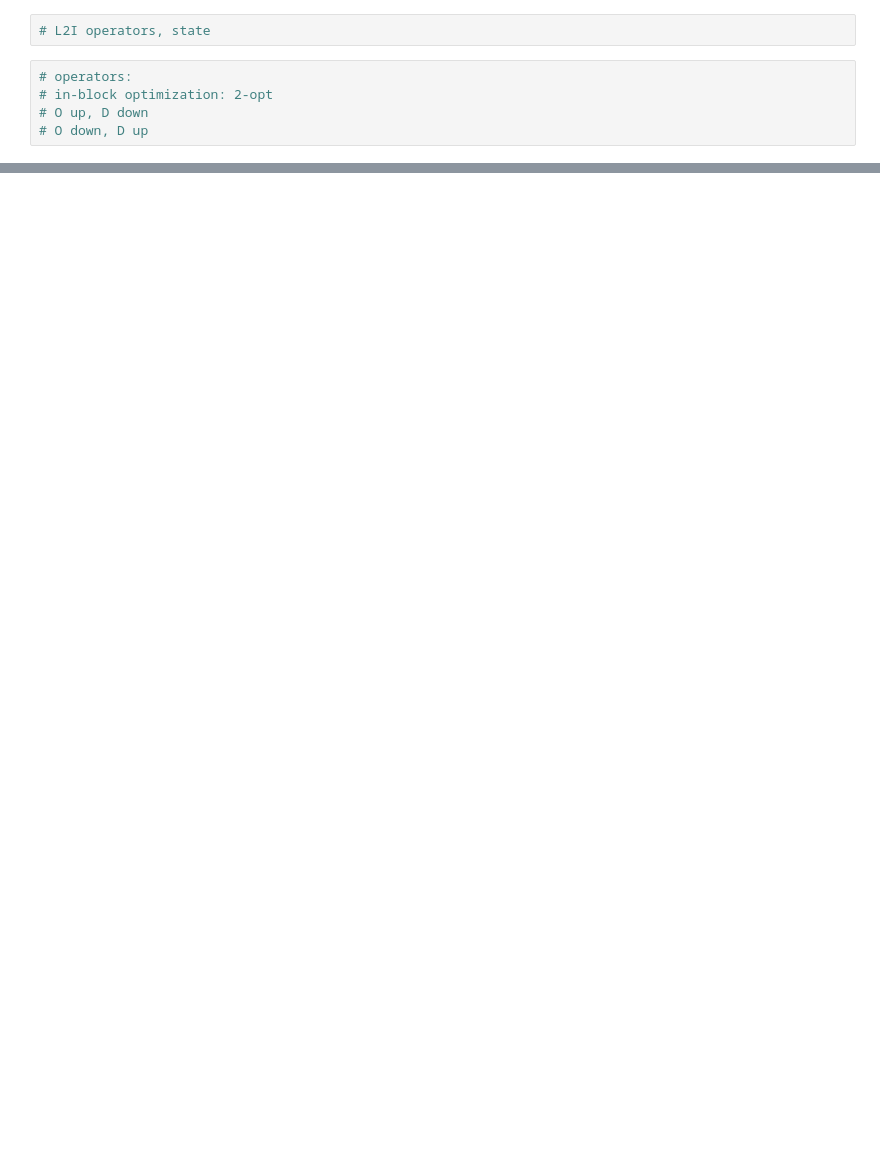
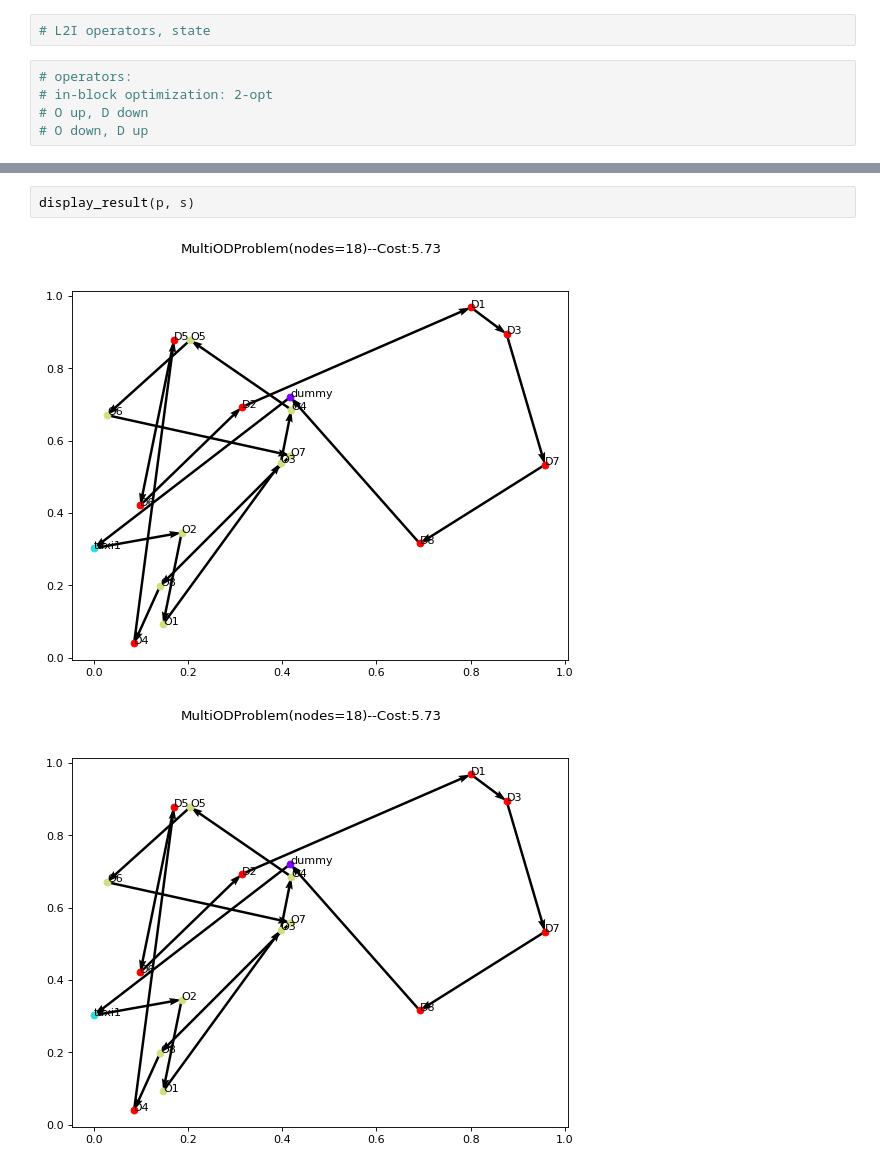
Before and after one commit to bwfbowen/L2T, a Jupyter notebook: test.ipynb, the cells around one changed output, grey strips where cells are left out. Cells and saved outputs as stored; diff of their text form; blank space fills up the shorter version.

```diff
--- a/test.ipynb
+++ b/test.ipynb
@@ -54,0 +77,5 @@ display_result(p, s)
+# %%
+display_result(p, s)
+# %% [output]
+[figure, added]
+[figure, added]
```
Also changed, not shown: parts of 6 cells of this notebook, 1 other file.
